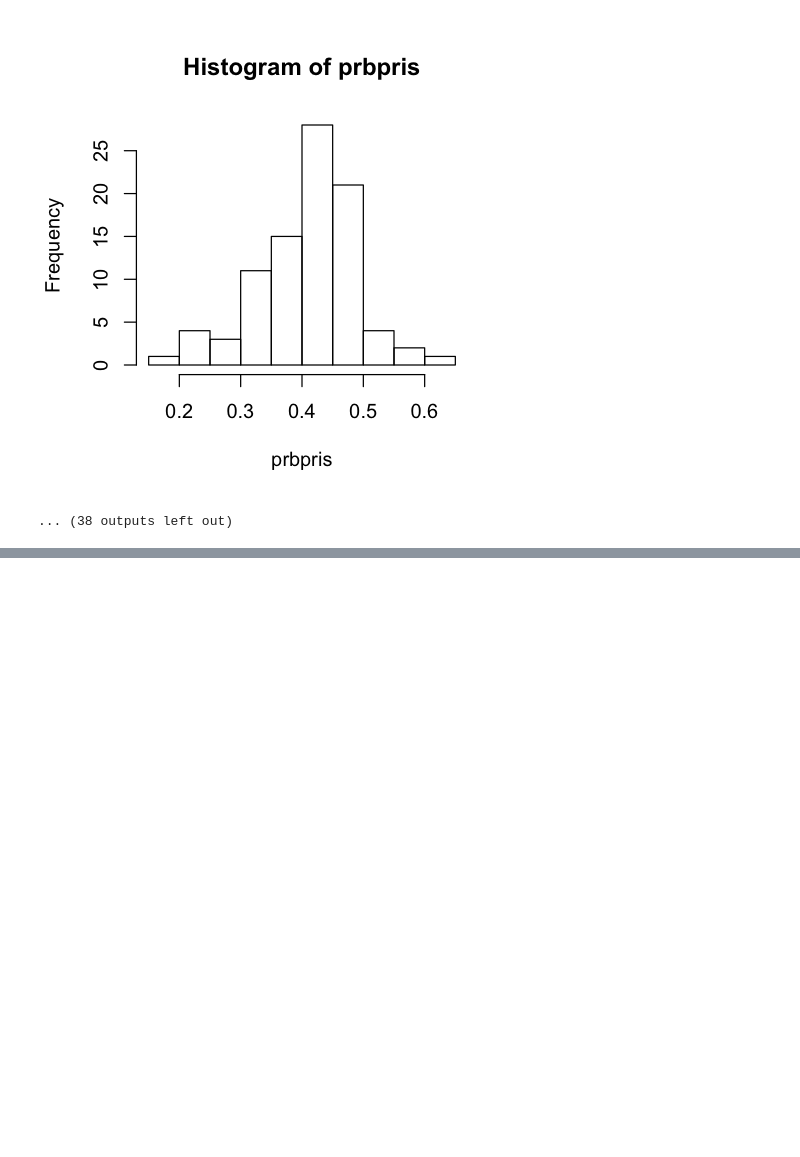
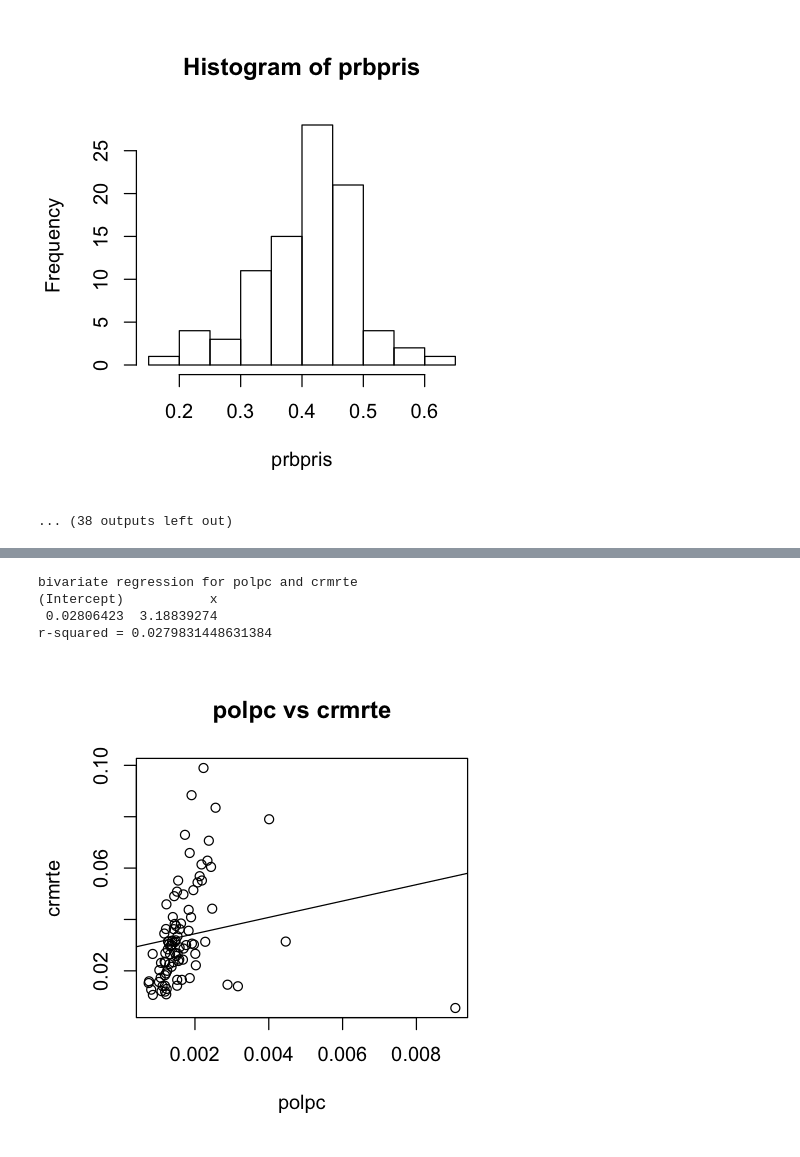
Before and after one commit to ramirocadavid/w203-Lab3, a Jupyter notebook: lab3_eda_katie.ipynb, the cells around one changed output, grey strips where cells are left out. Drawn from its saved outputs; the diff is of its cells as text; code cells hidden in the pictures; blank space fills up the shorter version.

```diff
--- a/lab3_eda_katie.ipynb
+++ b/lab3_eda_katie.ipynb
@@ -199,0 +240,8 @@ prbpris has 90 observations and 0 nulls
+# %%
+bivariate_polpc = bivariate("polpc", "crmrte", crime)
+# %% [output]
+bivariate regression for polpc and crmrte
+(Intercept)           x
+ 0.02806423  3.18839274
+r-squared = 0.0279831448631384
+[figure, added]
```
Also changed, not shown: parts of 34 cells of this notebook.
